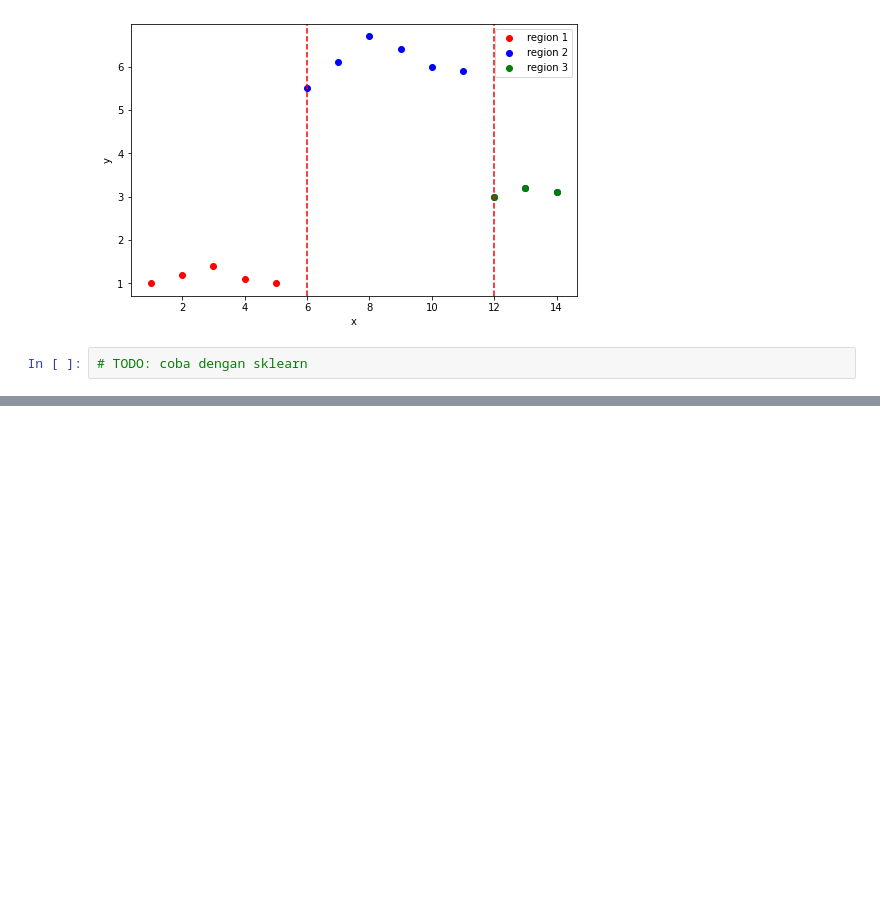
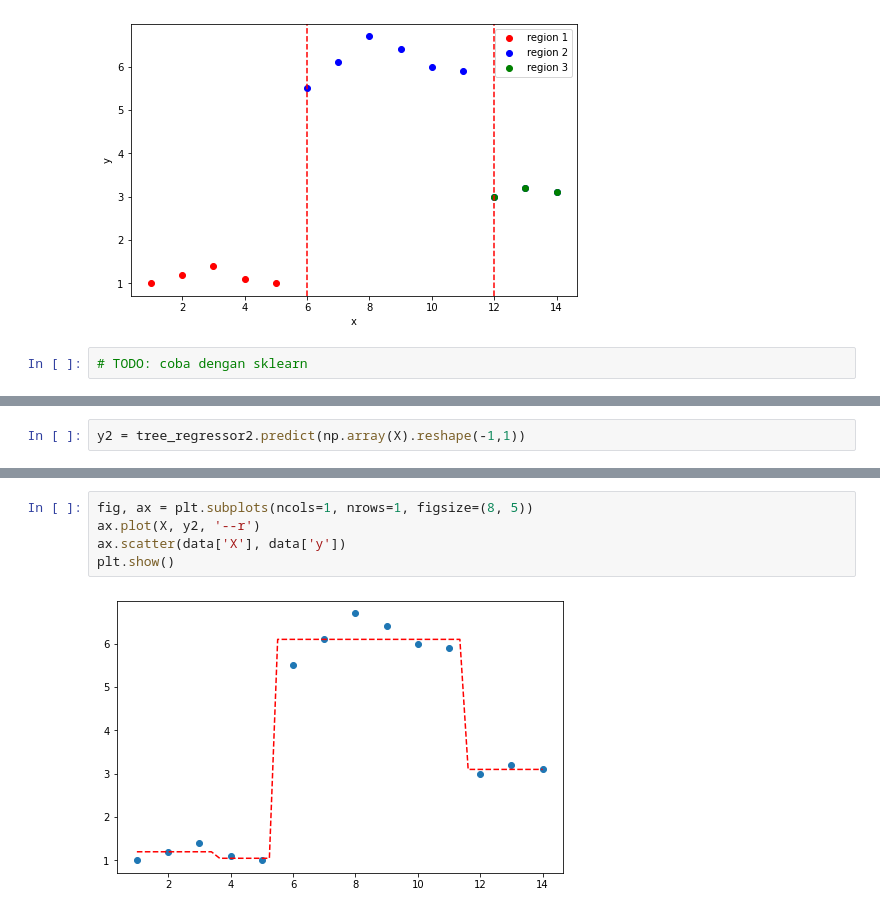
Before and after one commit to rahmanazizf/dtree_from_scratch, a Jupyter notebook: dt_note.ipynb, the cells around one changed output, grey strips where cells are left out. Drawn from its saved outputs; the diff is of its cells as text; blank space fills up the shorter version.

```diff
--- a/dt_note.ipynb
+++ b/dt_note.ipynb
@@ -271,0 +338,2 @@ plt.show()
+# %%
+y2 = tree_regressor2.predict(np.array(X).reshape(-1,1))
@@ -271,0 +348,7 @@ plt.show()
+# %%
+fig, ax = plt.subplots(ncols=1, nrows=1, figsize=(8, 5))
+ax.plot(X, y2, '--r')
+ax.scatter(data['X'], data['y'])
+plt.show()
+# %% [output]
+[figure, added]
```
Also changed, not shown: parts of 11 cells of this notebook.
